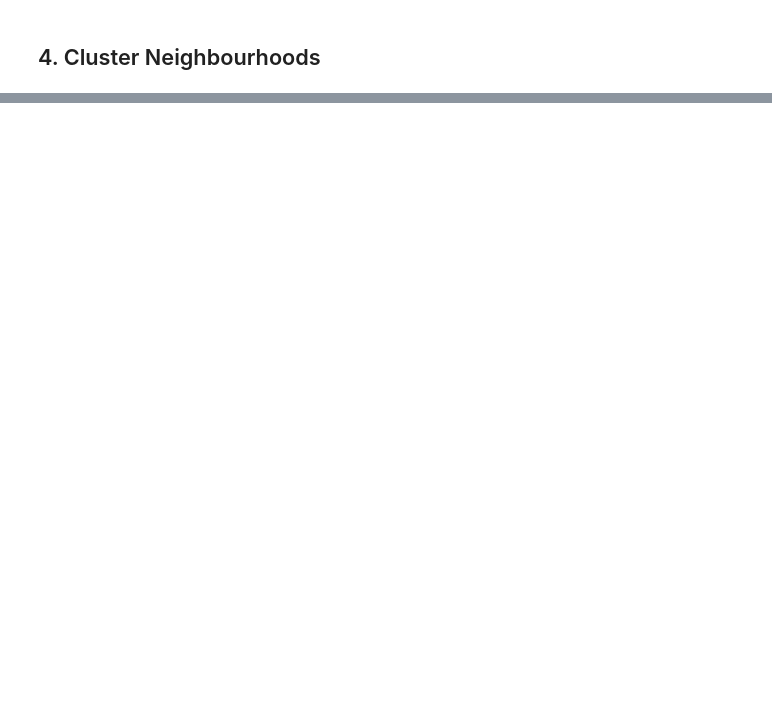
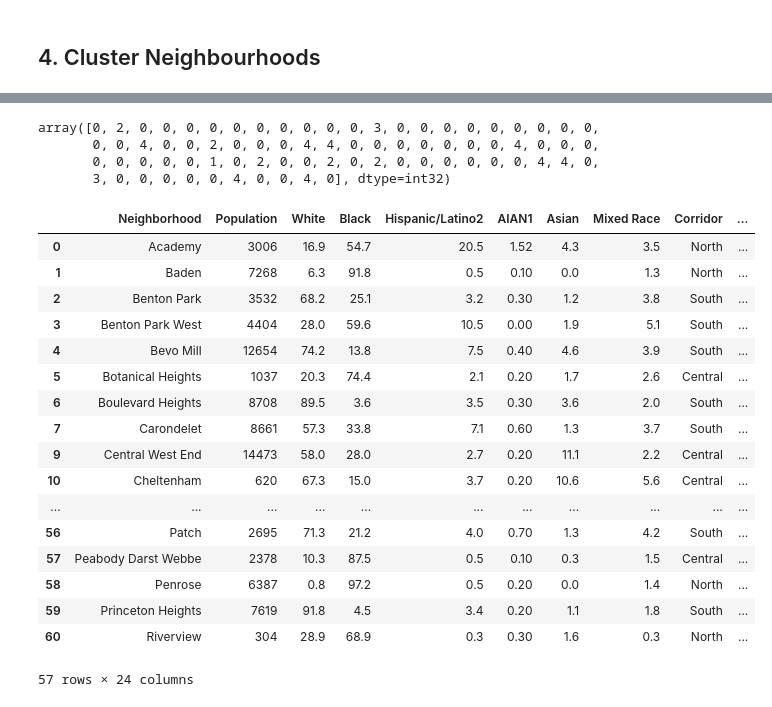
Before and after one commit to sumedhekaru/Analyzing-Neighborhoods, a Jupyter notebook: Battle-of-Neighborhood.ipynb, the cells around one changed output, grey strips where cells are left out. Saved outputs shown, nothing was run; the diff lists cells and outputs as text; code cells hidden in the pictures; blank space fills up the shorter version.

```diff
--- a/Battle-of-Neighborhood.ipynb
+++ b/Battle-of-Neighborhood.ipynb
@@ -591,0 +772,3 @@ map_clusters
+# %%
+st_louis_venues = getNearbyVenues(names=st_louis_df['Neighborhood'],
+                                    latitudes = st_louis_df['Latitude'], longitudes = st_louis_df['Longitude'])
@@ -591,0 +805,12 @@ map_clusters
+# %%
+# one hot encoding
+st_louis_onehot = pd.get_dummies(st_louis_venues[['Venue Category']], prefix="", prefix_sep="")
+
+# add neighbourhood column back to dataframe
+st_louis_onehot['Neighborhood'] = st_louis_venues['Neighborhood']
+
+# move neighborhood column to the first column
+fixed_columns = [st_louis_onehot.columns[-1]] + list(st_louis_onehot.columns[:-1])
+st_louis_onehot = st_louis_onehot[fixed_columns]
+
+st_louis_onehot.head()
@@ -591,0 +825,3 @@ map_clusters
+# %%
+st_louis_grouped = st_louis_onehot.groupby('Neighborhood').mean().reset_index()
+st_louis_grouped.head()
@@ -591,0 +894,51 @@ map_clusters
+# %%
+# set number of clusters
+kclusters = 5
+Memphis_grouped_clustering = st_louis_grouped.drop('Neighborhood', 1)
+
+# run k-means clustering
+kmeans = KMeans(n_clusters=kclusters, random_state=0).fit(Memphis_grouped_clustering)
+
+# check cluster labels generated for each row in the dataframe
+kmeans.labels_
+# %% [output]
+array([0, 2, 0, 0, 0, 0, 0, 0, 0, 0, 0, 0, 3, 0, 0, 0, 0, 0, 0, 0, 0, 0,
+       0, 0, 4, 0, 0, 2, 0, 0, 0, 4, 4, 0, 0, 0, 0, 0, 0, 0, 4, 0, 0, 0,
+       0, 0, 0, 0, 0, 1, 0, 2, 0, 0, 2, 0, 2, 0, 0, 0, 0, 0, 0, 4, 4, 0,
+       3, 0, 0, 0, 0, 0, 4, 0, 0, 4, 0], dtype=int32)
+# %%
+try:
+    neighborhoods_venues_sorted.drop('Cluster Labels', axis=1)
+except:
+    neighborhoods_venues_sorted.insert(0, 'Cluster Labels', kmeans.labels_) # Uncomment this when run first time
+
+st_louis_merged = st_louis_df
+
+# merge toronto_grouped with toronto_data to add latitude/longitude for each neighborhood
+st_louis_merged = st_louis_merged.join(neighborhoods_venues_sorted.set_index('Neighborhood'), on='Neighborhood')
+
+#Memphis_merged.head() # check the last columns!
+
+# Drop the rows with no cluster labels
+st_louis_merged.dropna(inplace=True)
+
+st_louis_merged
+# %% [output]
+|  | Neighborhood | Population | White | Black | Hispanic/Latino2 | AIAN1 | Asian | Mixed Race | Corridor | ... |
+| 0 | Academy | 3006 | 16.9 | 54.7 | 20.5 | 1.52 | 4.3 | 3.5 | North | ... |
+| 1 | Baden | 7268 | 6.3 | 91.8 | 0.5 | 0.10 | 0.0 | 1.3 | North | ... |
+| 2 | Benton Park | 3532 | 68.2 | 25.1 | 3.2 | 0.30 | 1.2 | 3.8 | South | ... |
+| 3 | Benton Park West | 4404 | 28.0 | 59.6 | 10.5 | 0.00 | 1.9 | 5.1 | South | ... |
+| 4 | Bevo Mill | 12654 | 74.2 | 13.8 | 7.5 | 0.40 | 4.6 | 3.9 | South | ... |
+| 5 | Botanical Heights | 1037 | 20.3 | 74.4 | 2.1 | 0.20 | 1.7 | 2.6 | Central | ... |
+| 6 | Boulevard Heights | 8708 | 89.5 | 3.6 | 3.5 | 0.30 | 3.6 | 2.0 | South | ... |
+| 7 | Carondelet | 8661 | 57.3 | 33.8 | 7.1 | 0.60 | 1.3 | 3.7 | South | ... |
+| 9 | Central West End | 14473 | 58.0 | 28.0 | 2.7 | 0.20 | 11.1 | 2.2 | Central | ... |
+| 10 | Cheltenham | 620 | 67.3 | 15.0 | 3.7 | 0.20 | 10.6 | 5.6 | Central | ... |
+| ... | ... | ... | ... | ... | ... | ... | ... | ... | ... | ... |
+| 56 | Patch | 2695 | 71.3 | 21.2 | 4.0 | 0.70 | 1.3 | 4.2 | South | ... |
+| 57 | Peabody Darst Webbe | 2378 | 10.3 | 87.5 | 0.5 | 0.10 | 0.3 | 1.5 | Central | ... |
+| 58 | Penrose | 6387 | 0.8 | 97.2 | 0.5 | 0.20 | 0.0 | 1.4 | North | ... |
+| 59 | Princeton Heights | 7619 | 91.8 | 4.5 | 3.4 | 0.20 | 1.1 | 1.8 | South | ... |
+| 60 | Riverview | 304 | 28.9 | 68.9 | 0.3 | 0.30 | 1.6 | 0.3 | North | ... |
+57 rows × 24 columns
```
Also changed, not shown: parts of 34 cells of this notebook.
